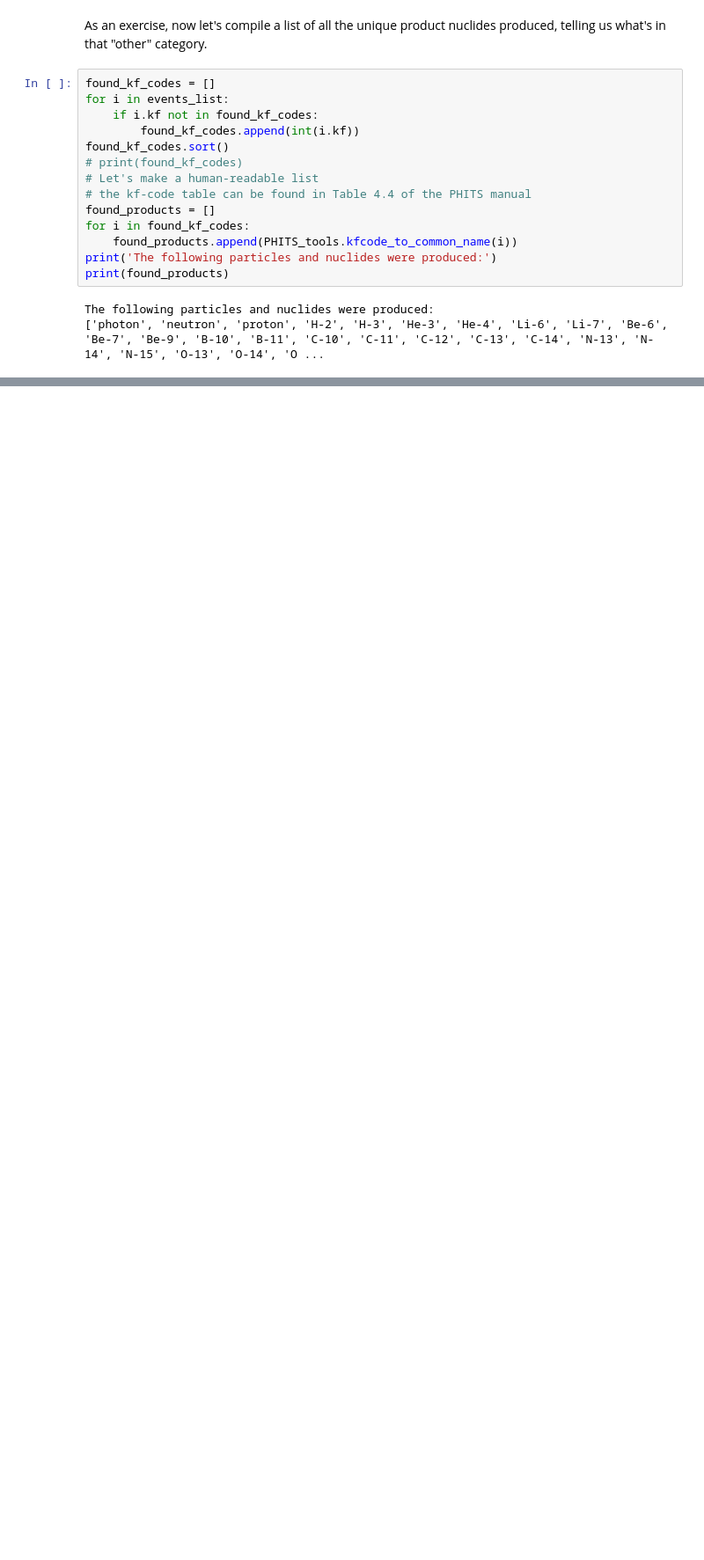
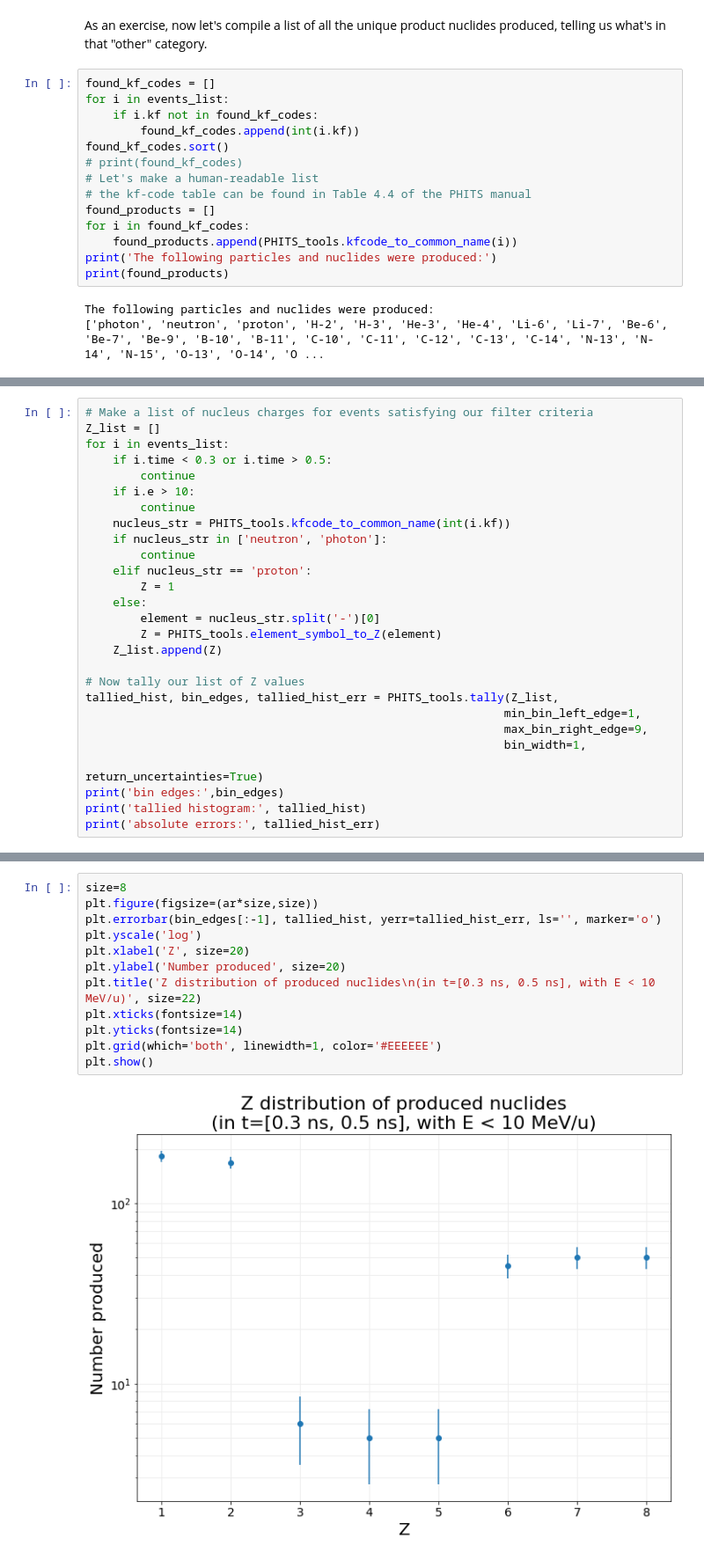
Before and after one commit to Lindt8/PHITS-Tools, a Jupyter notebook: example/example_PHITS_tools.ipynb, the cells around one changed output, grey strips where cells are left out. Shown at 88% size. Drawn from its saved outputs; the diff is of its cells as text; blank space fills up the shorter version.

Commit message:
updated example with custom tally over dump output

```diff
--- a/example/example_PHITS_tools.ipynb
+++ b/example/example_PHITS_tools.ipynb
@@ -249,0 +258,27 @@ The following particles and nuclides were produced:
+# %%
+# Make a list of nucleus charges for events satisfying our filter criteria
+Z_list = []
+for i in events_list:
+    if i.time < 0.3 or i.time > 0.5:
+        continue
+    if i.e > 10:
+        continue
+    nucleus_str = PHITS_tools.kfcode_to_common_name(int(i.kf))
+    if nucleus_str in ['neutron', 'photon']:
+        continue
+    elif nucleus_str == 'proton':
+        Z = 1
+    else:
+        element = nucleus_str.split('-')[0]
+        Z = PHITS_tools.element_symbol_to_Z(element)
+    Z_list.append(Z)
+
+# Now tally our list of Z values
+tallied_hist, bin_edges, tallied_hist_err = PHITS_tools.tally(Z_list,
+                                                             min_bin_left_edge=1,
+                                                             max_bin_right_edge=9,
+                                                             bin_width=1,
+                                                             return_uncertainties=True)
+print('bin edges:',bin_edges)
+print('tallied histogram:', tallied_hist)
+print('absolute errors:', tallied_hist_err)
@@ -249,0 +292,14 @@ The following particles and nuclides were produced:
+# %%
+size=8
+plt.figure(figsize=(ar*size,size))
+plt.errorbar(bin_edges[:-1], tallied_hist, yerr=tallied_hist_err, ls='', marker='o')
+plt.yscale('log')
+plt.xlabel('Z', size=20)
+plt.ylabel('Number produced', size=20)
+plt.title('Z distribution of produced nuclides\n(in t=[0.3 ns, 0.5 ns], with E < 10 MeV/u)', size=22)
+plt.xticks(fontsize=14)
+plt.yticks(fontsize=14)
+plt.grid(which='both', linewidth=1, color='#EEEEEE')
+plt.show()
+# %% [output]
+[figure, added]
```
Also changed, not shown: parts of 7 cells of this notebook, 1 other file.
